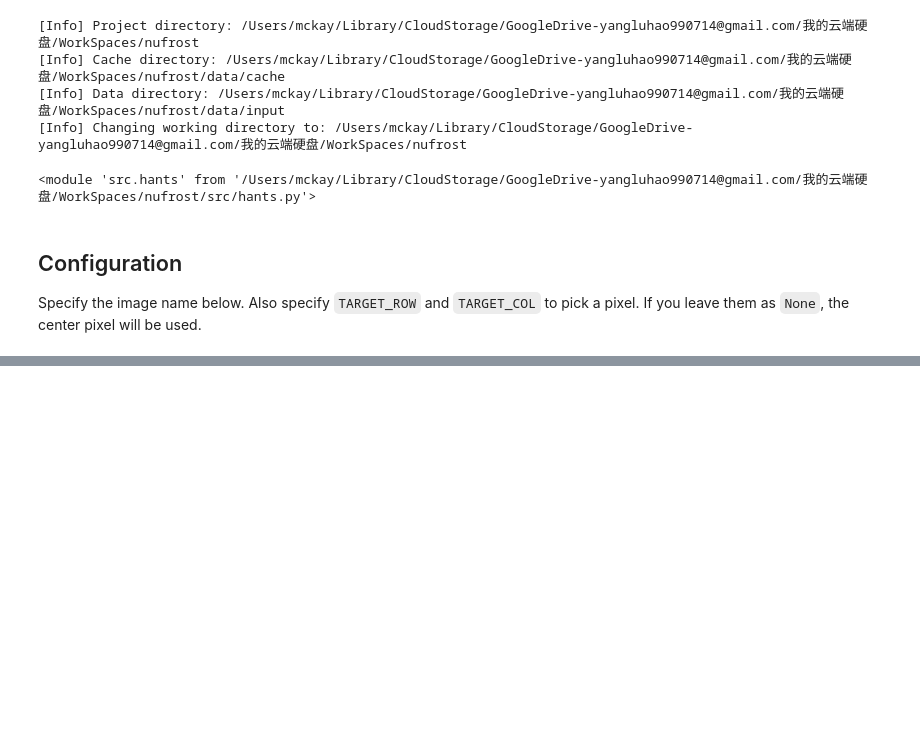
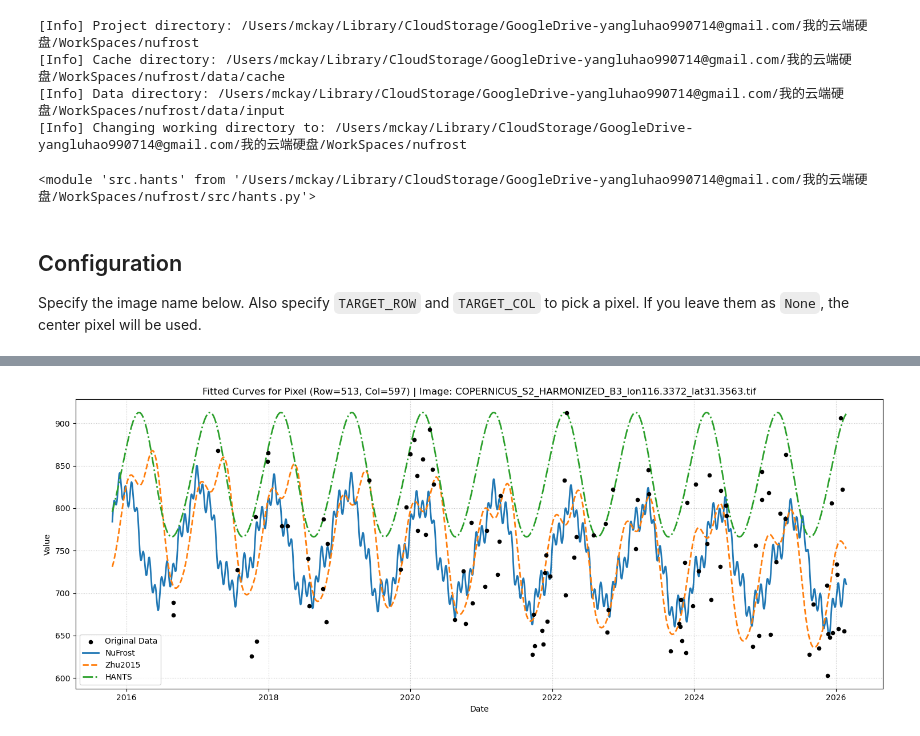
Before and after one commit to Mckay-Yang/nuforst, a Jupyter notebook: notebooks/local_plot_curves.ipynb, the cells around one changed output, grey strips where cells are left out. Drawn from its saved outputs; the diff is of its cells as text; code cells hidden in the pictures; blank space fills up the shorter version.

```diff
--- a/notebooks/local_plot_curves.ipynb
+++ b/notebooks/local_plot_curves.ipynb
@@ -47,16 +47,14 @@ importlib.reload(src.hants)
 Specify the image name below. Also specify `TARGET_ROW` and `TARGET_COL` to pick a pixel. If you leave them as `None`, the center pixel will be used.
 # %%
 # --- Configuration ---
-IMAGE_FILENAME = "COPERNICUS_S2_HARMONIZED_B2_lon94.2605_lat29.7733.tif"
+IMAGE_NAMES = [
+    "COPERNICUS_S2_HARMONIZED_B3_lon116.3372_lat31.3563.tif",
+]
 
 # Set coordinate (row, col) e.g., (100, 100). Set to None to use the image center.
 TARGET_ROW = None
 TARGET_COL = None
 # ---------------------
 
-IMAGE_PATH = DATA_DIR / IMAGE_FILENAME
-if not IMAGE_PATH.exists():
-    print(f"[Error] File not found: {IMAGE_PATH}")
-else:
-    print(f"[Info] Target image: {IMAGE_PATH}")
+print(f"[Info] Number of images to plot: {len(IMAGE_NAMES)}")
 # %% [output]
@@ -64,36 +62,64 @@ else:
 # %%
-# Load the data
-loader = RSCube(str(IMAGE_PATH), cache_dir=str(CACHE_DIR))
-data = loader.load()
-cube = data["cube"]
-timestamps = data["timestamps"]
+# Load the data and loop over images
+for image_name in IMAGE_NAMES:
+    print(f"\n========== Processing: {image_name} ==========")
+    image_path = DATA_DIR / image_name
+    if not image_path.exists():
+        print(f"[Error] File not found: {image_path}")
+        continue
 
-T, H, W = cube.shape
+    loader = RSCube(str(image_path), cache_dir=str(CACHE_DIR))
+    data = loader.load()
+    cube = data["cube"]
+    timestamps = data["timestamps"]
 
-if TARGET_ROW is None:
-    r = H // 2
-else:
-    r = TARGET_ROW
+    T, H, W = cube.shape
+    r = H // 2 if TARGET_ROW is None else TARGET_ROW
+    c = W // 2 if TARGET_COL is None else TARGET_COL
 
-if TARGET_COL is None:
-    c = W // 2
-else:
-    c = TARGET_COL
+    print(f"[Info] Selected Pixel: (Row={r}, Col={c}) out of (H={H}, W={W})")
 
-print(f"[Info] Selected Pixel: (Row={r}, Col={c}) out of (H={H}, W={W})")
+    y_ts = cube[:, r, c]
+    t_sec = timestamps_to_seconds(timestamps, unit="seconds")
+    t0_sec = np.min(t_sec)
+    t_days = (t_sec - t0_sec) / 86400.0
 
-y_ts = cube[:, r, c]
-t_sec = timestamps_to_seconds(timestamps, unit="seconds")
-t0_sec = np.min(t_sec)
-t_days = (t_sec - t0_sec) / 86400.0
+    days_range = int(np.ceil(np.max(t_days)))
+    target_t_days = np.linspace(0, days_range, days_range * 2)
+    target_t_secs = target_t_days * 86400.0 + t0_sec
+    target_dates = [pd.Timestamp(t, unit="s") for t in target_t_secs]
+    original_dates = [pd.Timestamp(t, unit="s") for t in t_sec]
 
-# Prepare target times for plotting a smooth curve (e.g. 1 point per day)
-days_range = int(np.ceil(np.max(t_days)))
-target_t_days = np.linspace(0, days_range, days_range * 2) # Every 0.5 days
-target_t_secs = target_t_days * 86400.0 + t0_sec
-target_dates = [pd.Timestamp(t, unit="s") for t in target_t_secs]
-original_dates = [pd.Timestamp(t, unit="s") for t in t_sec]
+    print(f"[Info] Original observations: {len(y_ts)} (Valid: {np.sum(np.isfinite(y_ts))})")
+    print(f"[Info] Target points for curve: {len(target_t_days)}")
 
-print(f"[Info] Original observations: {len(y_ts)} (Valid: {np.sum(np.isfinite(y_ts))})")
-print(f"[Info] Target points for curve: {len(target_t_days)}")
+    args = build_args({})
+    print("Predicting NuFrost curve...")
+    pred_nufrost = predict_curve_nufrost(
+        t_sec, y_ts, target_t_secs,
+        nufft_modes=args.modes, eps=args.eps,
+        num_peaks=args.num_peaks, power_cum=args.power_cum, ignore_dc_hz=args.ignore_dc_hz,
+        refine_peaks=args.refine_peaks, include_trend=args.include_trend,
+        ridge_lam=args.ridge, freq_weight=args.freq_weight, huber_iters=args.huber_iters, huber_delta=args.huber_delta,
+        min_obs=args.min_obs
+    )
+
+    print("Predicting Zhu2015 curve...")
+    pred_zhu2015 = predict_curve_zhu2015(t_days, y_ts, target_t_days, lasso_alpha=0.0001)
+
+    print("Predicting HANTS curve...")
+    pred_hants = hants_curve_pixel(t_days, y_ts, target_t_days, nof=3, sf='low', fet=0.05, dod=5)
+
+    plt.figure(figsize=(15, 6))
+    plt.scatter(original_dates, y_ts, color='black', label='Original Data', zorder=5, s=20)
+    plt.plot(target_dates, pred_nufrost, label='NuFrost', linewidth=2, color='tab:blue')
+    plt.plot(target_dates, pred_zhu2015, label='Zhu2015', linewidth=2, color='tab:orange', linestyle='--')
+    plt.plot(target_dates, pred_hants, label='HANTS', linewidth=2, color='tab:green', linestyle='-.')
+    plt.title(f"Fitted Curves for Pixel (Row={r}, Col={c}) | Image: {image_name}")
+    plt.xlabel("Date")
+    plt.ylabel("Value")
+    plt.legend()
+    plt.grid(True, linestyle=':', alpha=0.7)
+    plt.tight_layout()
+    plt.show()
 # %% [output]
@@ -103,0 +134 @@ print(f"[Info] Target points for curve: {len(target_t_days)}")
+[figure, added]
```
Also changed, not shown: parts of 4 cells of this notebook, 8 other files.
